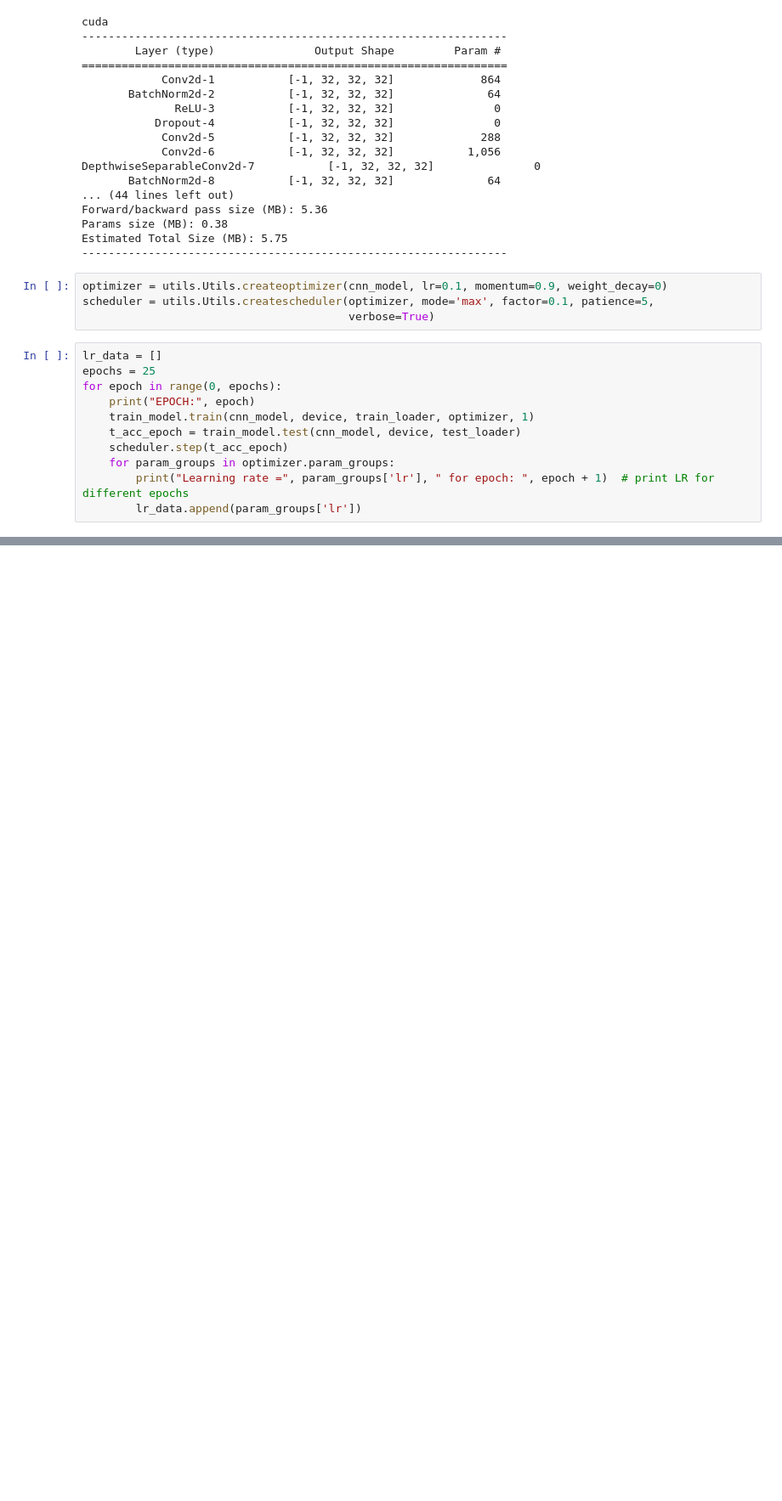
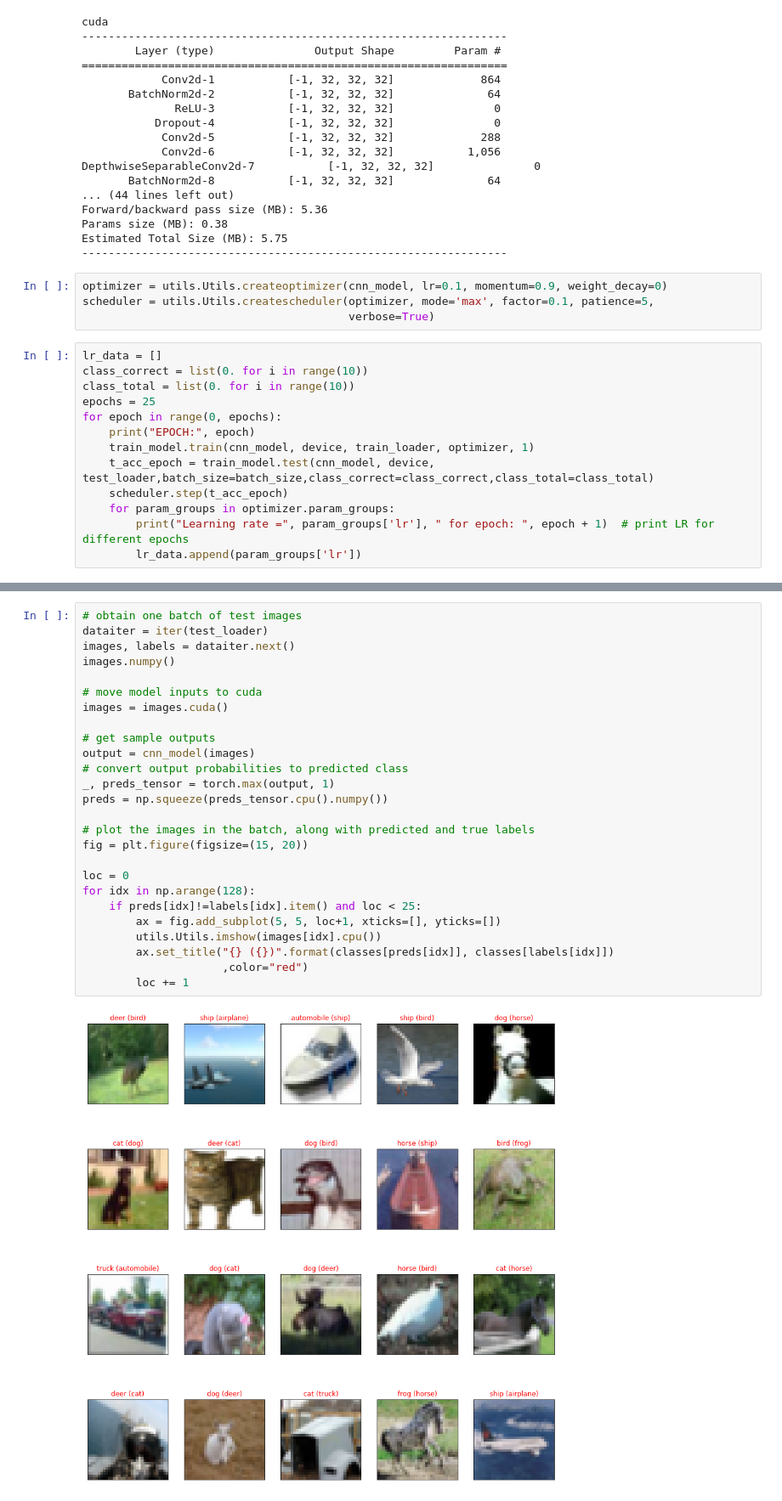
Before and after one commit to csharpshooter/EVA, a Jupyter notebook: A7/A7.ipynb, the cells around one changed output, grey strips where cells are left out. Shown at 85% size. Cells and saved outputs as stored; diff of their text form; blank space fills up the shorter version.

```diff
--- a/A7/A7.ipynb
+++ b/A7/A7.ipynb
@@ -125,11 +126,13 @@ scheduler = utils.Utils.createscheduler(optimizer, mode='max', factor=0.1, patie
                                         verbose=True)
 # %%
 lr_data = []
+class_correct = list(0. for i in range(10))
+class_total = list(0. for i in range(10))
 epochs = 25
 for epoch in range(0, epochs):
     print("EPOCH:", epoch)
     train_model.train(cnn_model, device, train_loader, optimizer, 1)
-    t_acc_epoch = train_model.test(cnn_model, device, test_loader)
+    t_acc_epoch = train_model.test(cnn_model, device, test_loader,batch_size=batch_size,class_correct=class_correct,class_total=class_total)
     scheduler.step(t_acc_epoch)
     for param_groups in optimizer.param_groups:
         print("Learning rate =", param_groups['lr'], " for epoch: ", epoch + 1)  # print LR for different epochs
@@ -183,0 +212,28 @@ EPOCH: 11
+# %%
+# obtain one batch of test images
+dataiter = iter(test_loader)
+images, labels = dataiter.next()
+images.numpy()
+
+# move model inputs to cuda
+images = images.cuda()
+
+# get sample outputs
+output = cnn_model(images)
+# convert output probabilities to predicted class
+_, preds_tensor = torch.max(output, 1)
+preds = np.squeeze(preds_tensor.cpu().numpy())
+
+# plot the images in the batch, along with predicted and true labels
+fig = plt.figure(figsize=(15, 20))
+
+loc = 0
+for idx in np.arange(128):
+    if preds[idx]!=labels[idx].item() and loc < 25:
+        ax = fig.add_subplot(5, 5, loc+1, xticks=[], yticks=[])
+        utils.Utils.imshow(images[idx].cpu())
+        ax.set_title("{} ({})".format(classes[preds[idx]], classes[labels[idx]])
+                     ,color="red")
+        loc += 1
+# %% [output]
+[figure, added]
```
Also changed, not shown: parts of 6 cells of this notebook, 4 other files.
